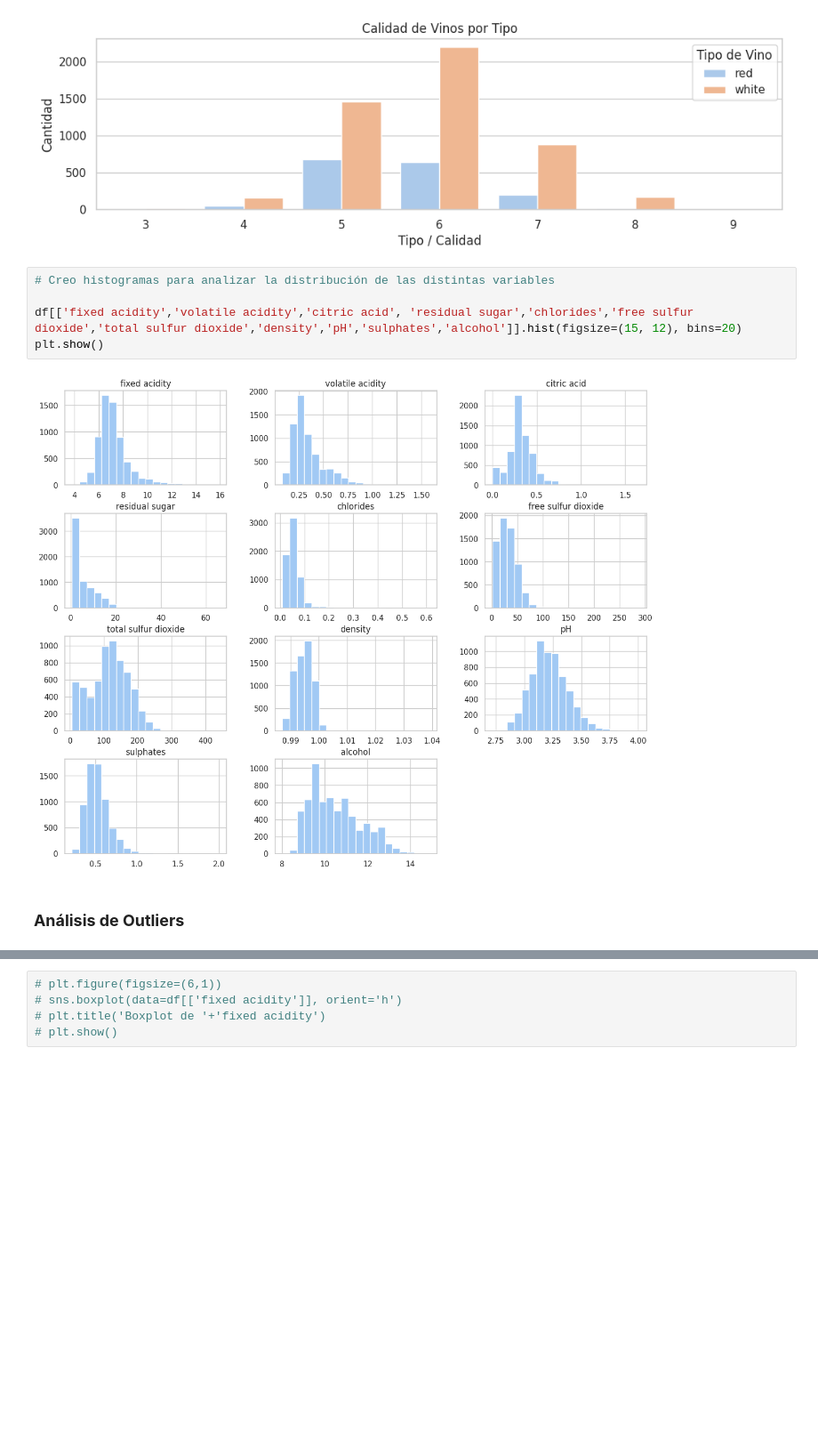
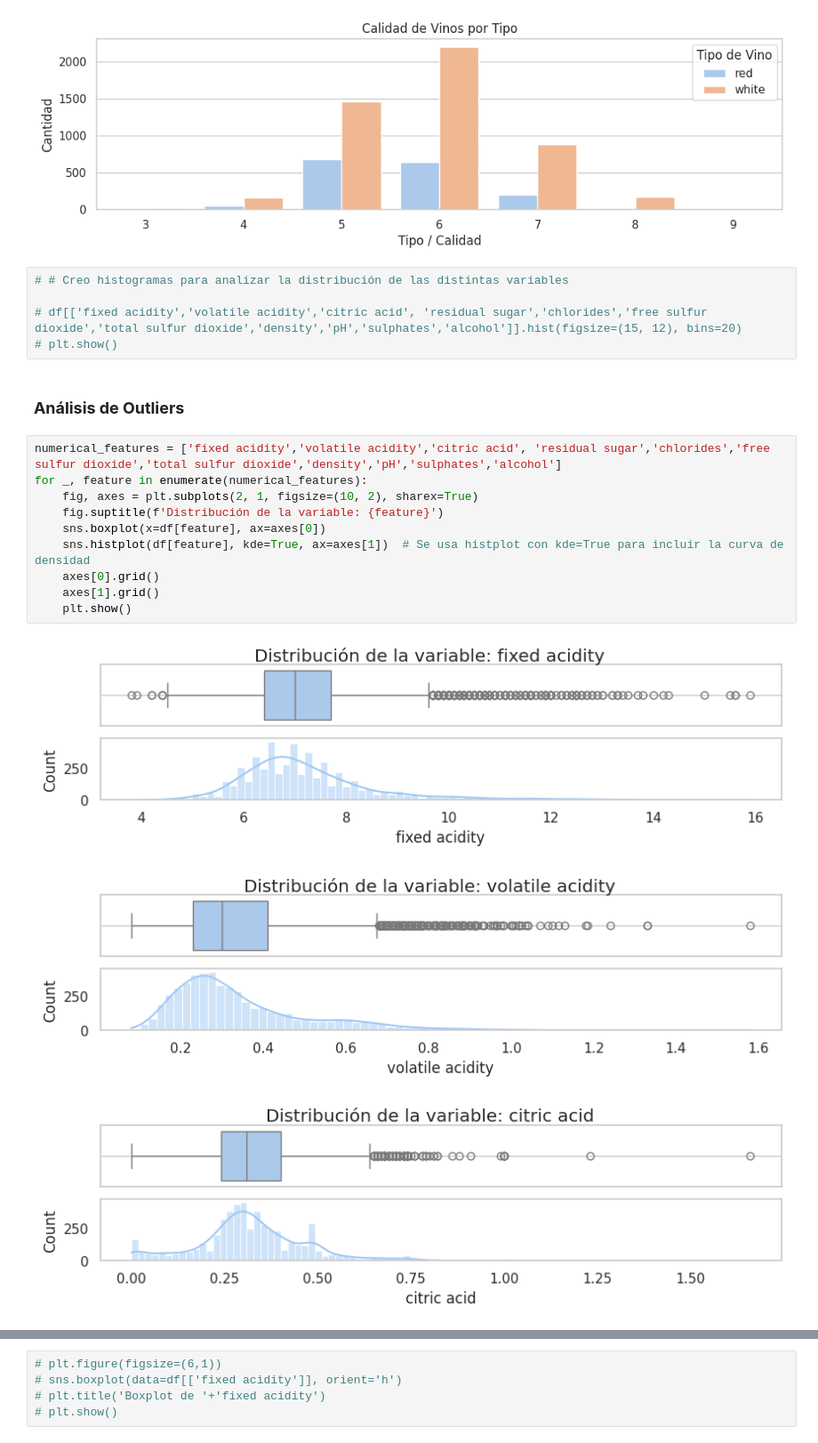
Before and after one commit to eugeinga/CODER-DataScienceI, a Jupyter notebook: ProyectoDS_ParteI_INGARAMO.ipynb, the cells around one changed output, grey strips where cells are left out. Shown at 89% size. Drawn from its saved outputs; the diff is of its cells as text; blank space fills up the shorter version.

Commit message:
Simplificación del análisis de distribución de variables

```diff
--- a/ProyectoDS_ParteI_INGARAMO.ipynb
+++ b/ProyectoDS_ParteI_INGARAMO.ipynb
@@ -370,11 +370,23 @@ plt.show()
 # %% [output]
 [figure]
 # %%
-# Creo histogramas para analizar la distribución de las distintas variables
+# # Creo histogramas para analizar la distribución de las distintas variables
 
-df[['fixed acidity','volatile acidity','citric acid', 'residual sugar','chlorides','free sulfur dioxide','total sulfur dioxide','density','pH','sulphates','alcohol']].hist(figsize=(15, 12), bins=20)
-plt.show()
+# df[['fixed acidity','volatile acidity','citric acid', 'residual sugar','chlorides','free sulfur dioxide','total sulfur dioxide','density','pH','sulphates','alcohol']].hist(figsize=(15, 12), bins=20)
+# plt.show()
-# %% [output]
-[figure, removed]
 # %% [markdown]
 ### **Análisis de Outliers**
+# %%
+numerical_features = ['fixed acidity','volatile acidity','citric acid', 'residual sugar','chlorides','free sulfur dioxide','total sulfur dioxide','density','pH','sulphates','alcohol']
+for _, feature in enumerate(numerical_features):
+    fig, axes = plt.subplots(2, 1, figsize=(10, 2), sharex=True)
+    fig.suptitle(f'Distribución de la variable: {feature}')
+    sns.boxplot(x=df[feature], ax=axes[0])
+    sns.histplot(df[feature], kde=True, ax=axes[1])  # Se usa histplot con kde=True para incluir la curva de densidad
+    axes[0].grid()
+    axes[1].grid()
+    plt.show()
+# %% [output]
+[figure, added]
+[figure, added]
+[figure, added]
```
Also changed, not shown: parts of 3 cells of this notebook.
